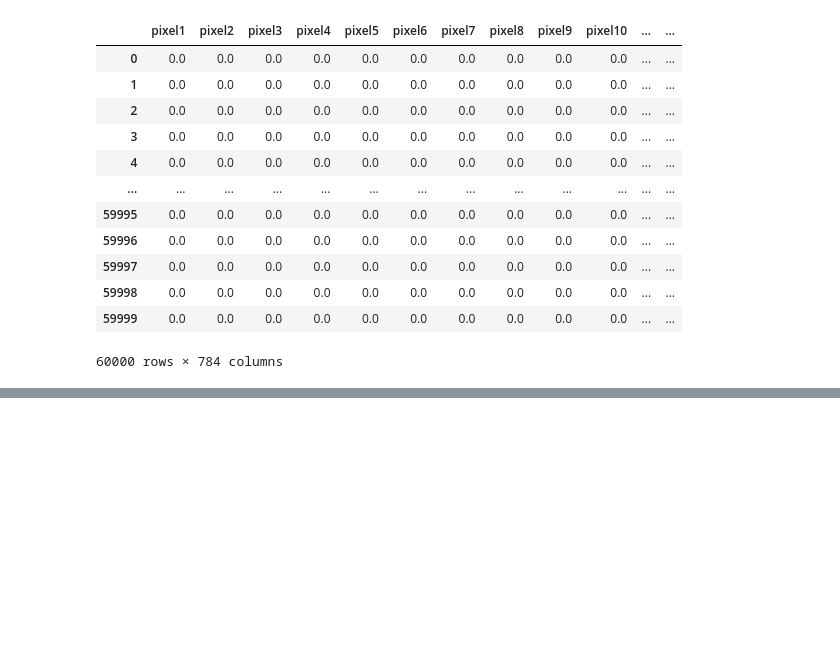
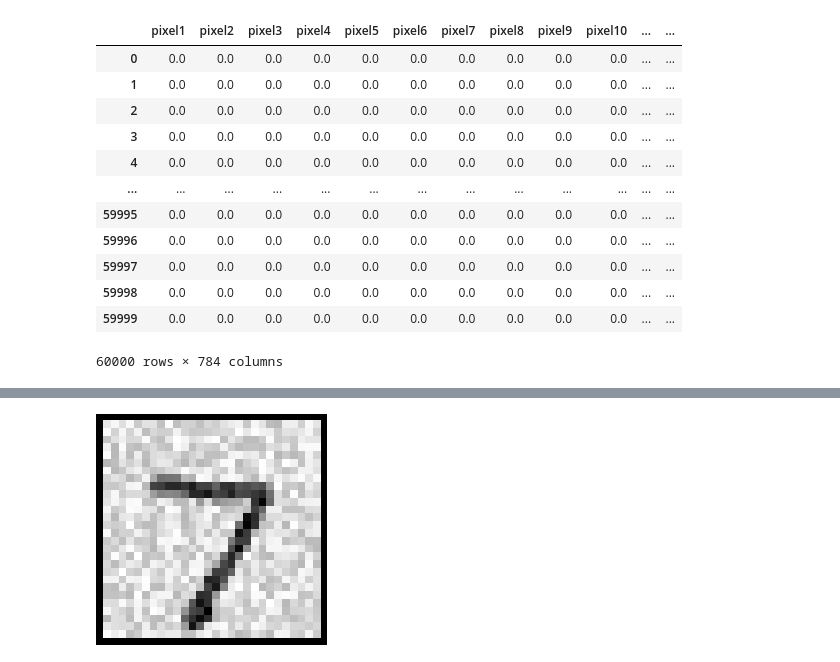
Before and after one commit to cpoles/data_science, a Jupyter notebook: machine_learning/hands_on_ml/mnist/MNIST.ipynb, the cells around one changed output, grey strips where cells are left out. Drawn from its saved outputs; the diff is of its cells as text; code cells hidden in the pictures; blank space fills up the shorter version.

```diff
--- a/machine_learning/hands_on_ml/mnist/MNIST.ipynb
+++ b/machine_learning/hands_on_ml/mnist/MNIST.ipynb
@@ -451,0 +505,4 @@ plt.show()
+# %%
+noise = np.random.randint(0, 100, (len(X_test), 784))
+X_test_mod = X_test + noise
+X_test_mod
@@ -451,0 +555,7 @@ plt.show()
+# %%
+# noisy image
+plt.imshow(X_test_mod.iloc[0].values.reshape(28,28), cmap= mpl.cm.binary, interpolation='nearest')
+plt.axis('off')
+plt.show()
+# %% [output]
+[figure, added]
```
Also changed, not shown: parts of 25 cells of this notebook.
